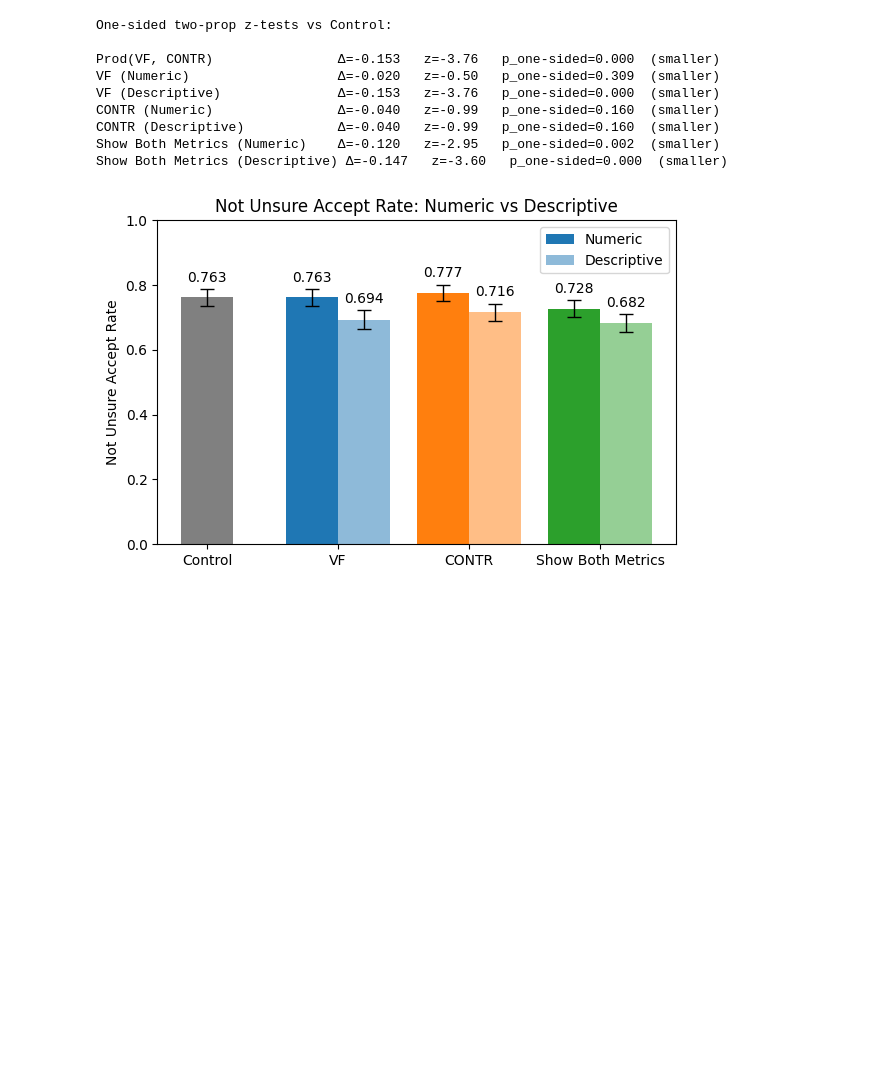
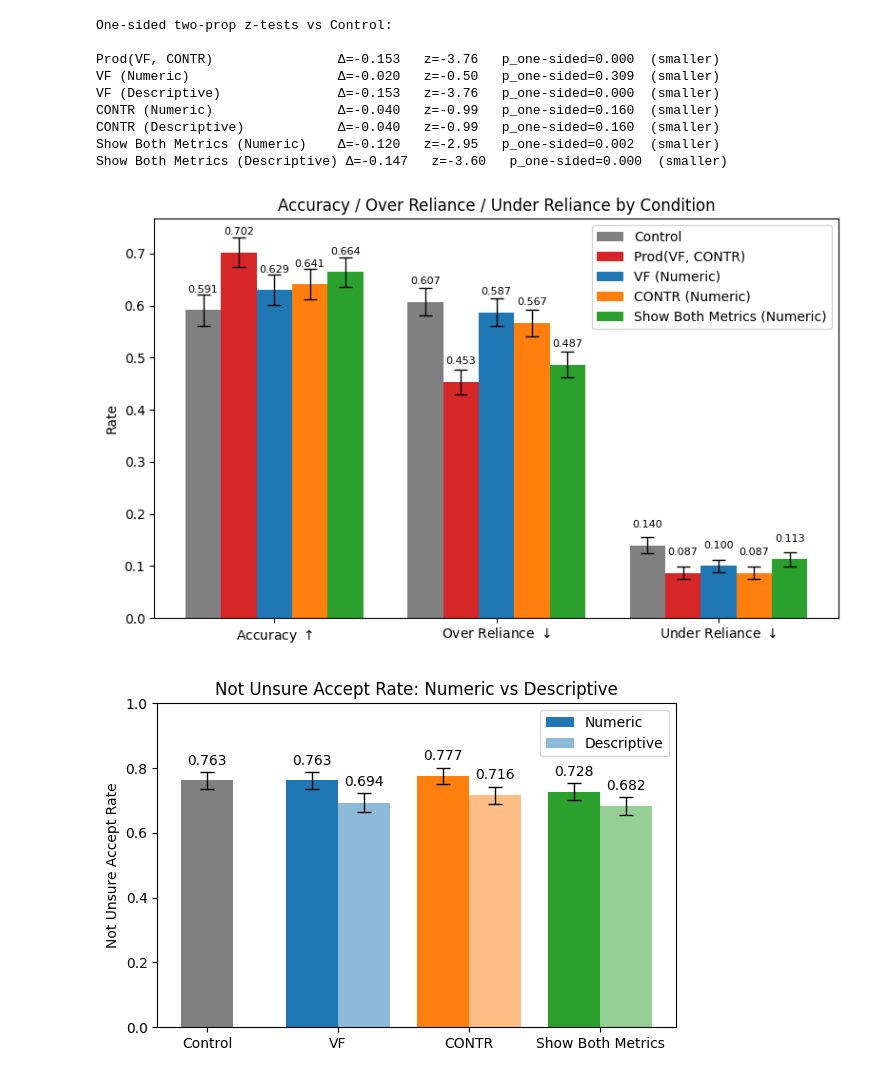
Before and after one commit to Keyu-He/vlm-rationale-study, a Jupyter notebook: src_analysis/UserStudyAnalysis.ipynb, the cells around one changed output. Drawn from its saved outputs; the diff is of its cells as text; code cells hidden in the pictures; blank space fills up the shorter version.

Commit message:
add some other control settings
vf shown as prod, contr shown as prod, avg, prod shown as vf

```diff
--- a/src_analysis/UserStudyAnalysis.ipynb
+++ b/src_analysis/UserStudyAnalysis.ipynb
@@ -1351,6 +1351,64 @@ CONTR (Numeric)                Δ=-0.040   z=-0.99   p_one‐sided=0.160  (small
 CONTR (Descriptive)            Δ=-0.040   z=-0.99   p_one‐sided=0.160  (smaller)
 Show Both Metrics (Numeric)    Δ=-0.120   z=-2.95   p_one‐sided=0.002  (smaller)
 Show Both Metrics (Descriptive) Δ=-0.147   z=-3.60   p_one‐sided=0.000  (smaller)
+# %%
+import numpy as np
+import matplotlib.pyplot as plt
+
+# 1) configure which variants + human names you want
+variants      = num_setting_variants
+names         = num_setting_names
+
+# 2) the metric columns and their SE columns, in the order you want them on the x‑axis
+metrics       = ['NotUnsureAcc', 'False Acp Rate', 'False Rej Rate']
+se_cols       = ['NotUnsureAcc SE', 'FalseAcp SE', 'FalseRej SE']
+pretty_labels = [r'Accuracy $\uparrow$', r'Over Reliance $\downarrow$', r'Under Reliance $\downarrow$']
+
+# 3) pull out a tiny DataFrame of shape (3 metrics × N conditions)
+data   = summary_df.loc[variants, metrics].T        # rows=metrics, cols=variants
+errors = summary_df.loc[variants, se_cols].T        # same shape
+
+# 4) build the clustered bar chart “by hand” so we can control everything
+fig, ax = plt.subplots(figsize=(8,5))
+x = np.arange(len(metrics))                         # 0,1,2
+total_width = 0.8
+n = len(variants)
+bar_width = total_width / n
+
+for i, (var, label) in enumerate(zip(variants, names)):
+    vals = data[var].values
+    errs = errors[var].values
+    # center each group at x, then shift for each variant
+    xpos = x - total_width/2 + bar_width/2 + i*bar_width
+
+    # draw the bar
+    ax.bar(xpos, vals, bar_width,
+           color=group_colors.get(var.split('_')[0], 'gray'),
+        #    alpha=1.0 if ('numeric' in var or var.startswith('prodmetric')) else 0.5,
+           label=label)
+
+    # draw the error‐bars
+    ax.errorbar(xpos, vals, yerr=errs,
+                fmt='none',         # no additional marker
+                capsize=5,
+                elinewidth=1,
+                ecolor='black')
+
+    # add floating labels
+    for xi, yi in zip(xpos, vals):
+        ax.text(xi, yi + 0.03, f"{yi:.3f}",
+                ha='center', va='bottom', fontsize=8)
+
+# finish styling
+ax.set_xticks(x)
+ax.set_xticklabels(pretty_labels, rotation=0)
+ax.set_ylabel("Rate")
+ax.set_title("Accuracy / Over Reliance / Under Reliance by Condition")
+ax.legend(loc='upper right')
+plt.tight_layout()
+plt.show()
+# %% [output]
+[figure, added]
 # %%
 import numpy as np
 import matplotlib.pyplot as plt
```
Also changed, not shown: 2 other files.
